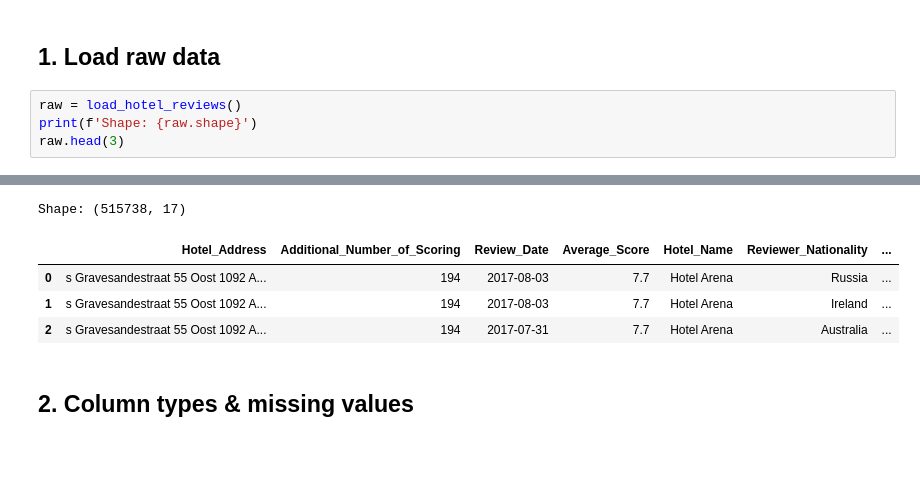
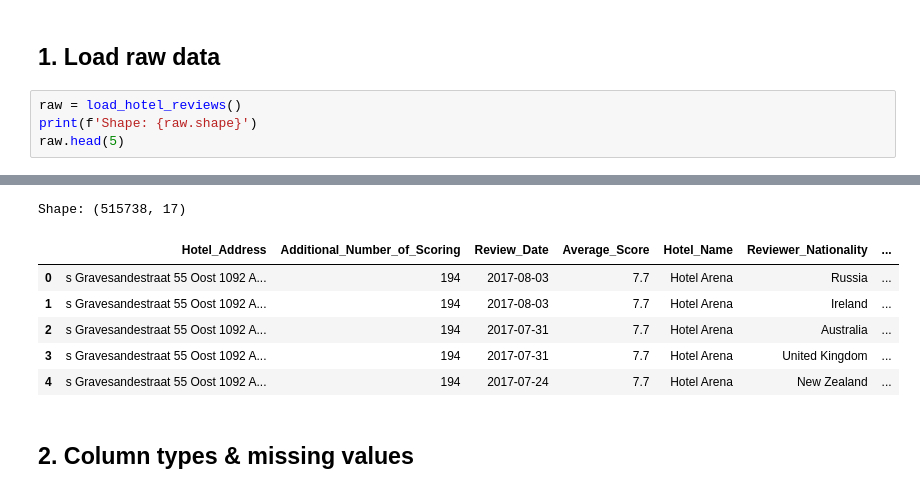
Before and after one commit to vardhman18/hotelinsight, a Jupyter notebook: notebooks/01_data_exploration.ipynb, the cells around one changed output, grey strips where cells are left out. Drawn from its saved outputs; the diff is of its cells as text; blank space fills up the shorter version.

```diff
--- a/notebooks/01_data_exploration.ipynb
+++ b/notebooks/01_data_exploration.ipynb
@@ -21,5 +21,5 @@ pd.set_option('display.width', 120)
 # %%
 raw = load_hotel_reviews()
 print(f'Shape: {raw.shape}')
-raw.head(3)
+raw.head(5)
 # %% [output]
@@ -28,8 +28,10 @@ raw.head(3)
 Shape: (515738, 17)
 |  | Hotel_Address | Additional_Number_of_Scoring | Review_Date | Average_Score | Hotel_Name | Reviewer_Nationality | ... |
 | 0 | s Gravesandestraat 55 Oost 1092 A... | 194 | 2017-08-03 | 7.7 | Hotel Arena | Russia | ... |
 | 1 | s Gravesandestraat 55 Oost 1092 A... | 194 | 2017-08-03 | 7.7 | Hotel Arena | Ireland | ... |
 | 2 | s Gravesandestraat 55 Oost 1092 A... | 194 | 2017-07-31 | 7.7 | Hotel Arena | Australia | ... |
+| 3 | s Gravesandestraat 55 Oost 1092 A... | 194 | 2017-07-31 | 7.7 | Hotel Arena | United Kingdom | ... |
+| 4 | s Gravesandestraat 55 Oost 1092 A... | 194 | 2017-07-24 | 7.7 | Hotel Arena | New Zealand | ... |
 # %% [markdown]
 ## 2. Column types & missing values
 # %%
```
Also changed, not shown: parts of 3 cells of this notebook, 10 other files.
